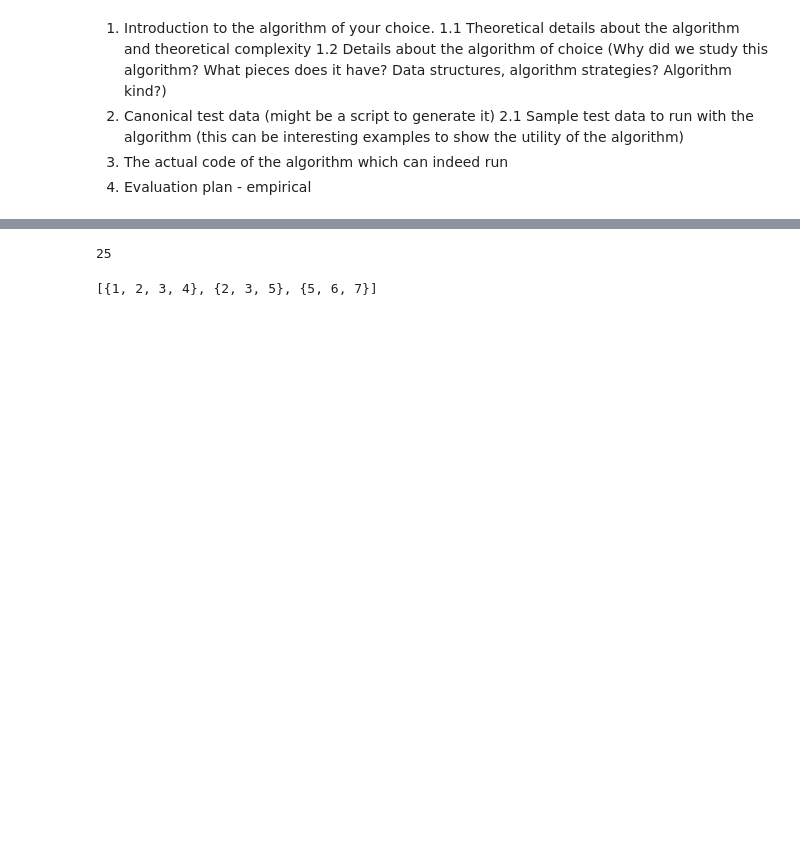
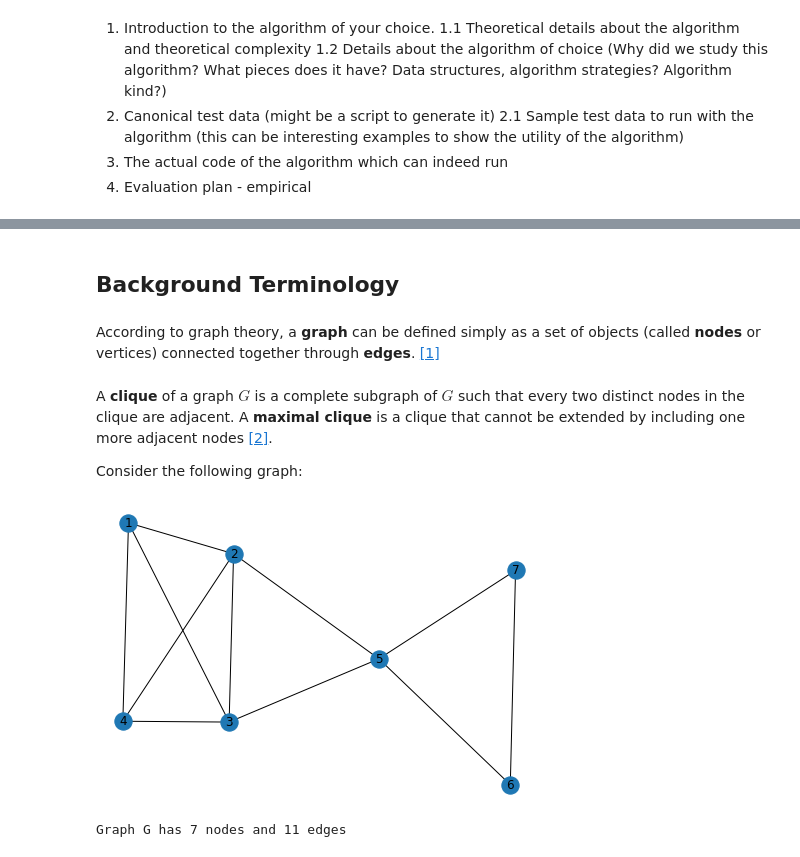
Before and after one commit to ribbas/grad_courses, a Jupyter notebook: 601.621_foundations_of_algorithms/proj/midpoint.ipynb, the cells around one changed output, grey strips where cells are left out. Cells and saved outputs as stored; diff of their text form; code cells hidden in the pictures; blank space fills up the shorter version.

```diff
--- a/601.621_foundations_of_algorithms/proj/midpoint.ipynb
+++ b/601.621_foundations_of_algorithms/proj/midpoint.ipynb
@@ -165,5 +17,8 @@ test_algo(G1, bron_kerbosch_pivot)
-# %%
-test_algo(G1, bron_kerbosch_pivot2)
-# %% [output]
-25
-[{1, 2, 3, 4}, {2, 3, 5}, {5, 6, 7}]
+# %% [markdown]
+## Background Terminology
+# %% [markdown]
+According to graph theory, a __graph__ can be defined simply as a set of objects (called __nodes__ or vertices) connected together through __edges__. [\[1\]](https://www.mathworks.com/help/matlab/math/directed-and-undirected-graphs.html)
+# %% [markdown]
+A __clique__ of a graph $G$ is a complete subgraph of $G$ such that every two distinct nodes in the clique are adjacent. A __maximal clique__ is a clique that cannot be extended by including one more adjacent nodes [\[2\]](https://mathworld.wolfram.com/Clique.html).
+
+Consider the following graph:
@@ -169,0 +34,23 @@ test_algo(G1, bron_kerbosch_pivot2)
+# %%
+G = nx.Graph()  # instantiate an empty graph
+G.add_nodes_from(range(1, 8))  # add 7 nodes
+# connect the nodes
+G.add_edges_from([
+    [1, 2], [1, 3],
+    [1, 4], [2, 3],
+    [2, 4], [2, 5],
+    [3, 4], [3, 5],
+    [5, 6], [5, 7],
+    [6, 7]
+])
+
+# save the x,y coordinates of the graphical representation of the graph to overlay subgraphs in the later cells
+pos = nx.spring_layout(G, seed=seed)
+# use networkx to draw the graph constructed
+nx.draw(G, pos=pos, with_labels=True)
+# %% [output]
+[figure, added]
+# %%
+print(f"Graph G has {G.number_of_nodes()} nodes and {G.number_of_edges()} edges")
+# %% [output]
+Graph G has 7 nodes and 11 edges
```
Also changed, not shown: parts of 51 cells of this notebook, 1 other file.
